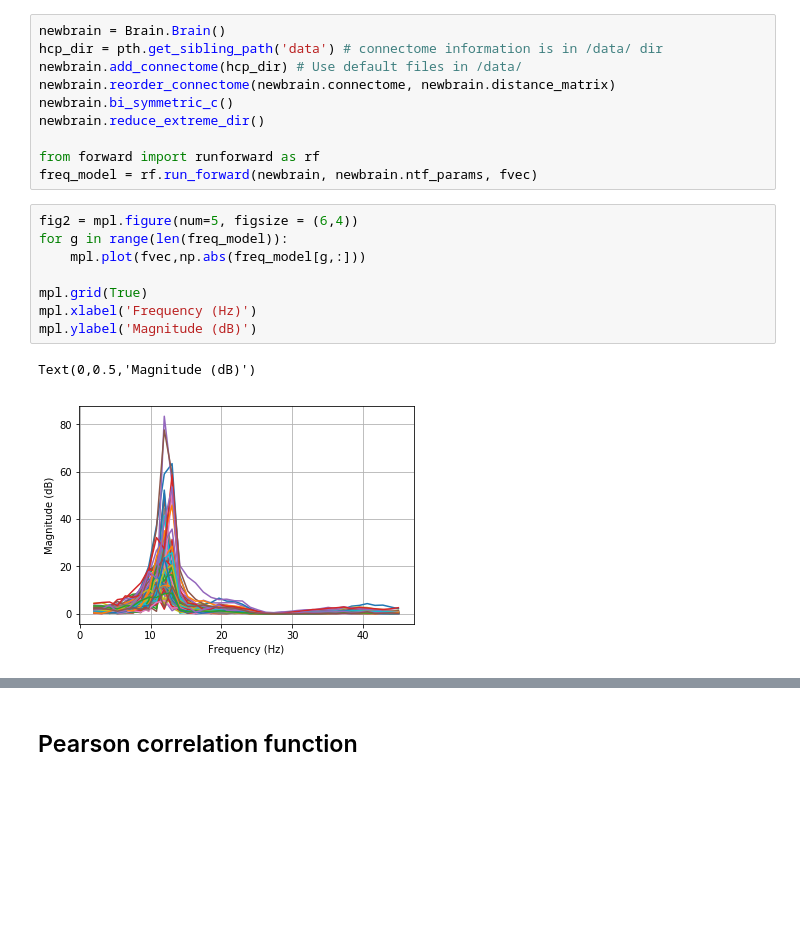
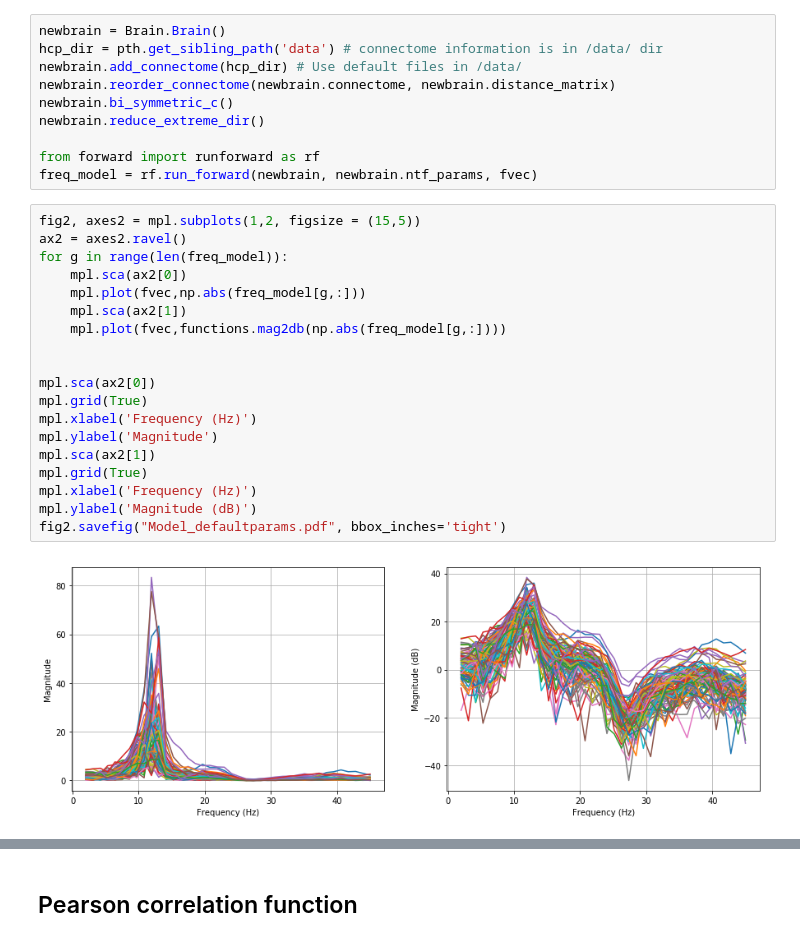
Before and after one commit to Raj-Lab-UCSF/spectrome, a Jupyter notebook: SCFC-spectral-python/SCFC/notebooks/New-filtered-data.ipynb, the cells around one changed output, grey strips where cells are left out. Saved outputs shown, nothing was run; the diff lists cells and outputs as text; blank space fills up the shorter version.

```diff
--- a/SCFC-spectral-python/SCFC/notebooks/New-filtered-data.ipynb
+++ b/SCFC-spectral-python/SCFC/notebooks/New-filtered-data.ipynb
@@ -128,13 +128,23 @@ newbrain.reduce_extreme_dir()
 from forward import runforward as rf
 freq_model = rf.run_forward(newbrain, newbrain.ntf_params, fvec)
 # %%
-fig2 = mpl.figure(num=5, figsize = (6,4))
+fig2, axes2 = mpl.subplots(1,2, figsize = (15,5))
+ax2 = axes2.ravel()
 for g in range(len(freq_model)):
+    mpl.sca(ax2[0])
     mpl.plot(fvec,np.abs(freq_model[g,:]))
+    mpl.sca(ax2[1])
+    mpl.plot(fvec,functions.mag2db(np.abs(freq_model[g,:])))
 
+
+mpl.sca(ax2[0])
+mpl.grid(True)
+mpl.xlabel('Frequency (Hz)')
+mpl.ylabel('Magnitude')
+mpl.sca(ax2[1])
 mpl.grid(True)
 mpl.xlabel('Frequency (Hz)')
 mpl.ylabel('Magnitude (dB)')
+fig2.savefig("Model_defaultparams.pdf", bbox_inches='tight')
 # %% [output]
-Text(0,0.5,'Magnitude (dB)')
-[figure, old version]
+[figure, new version]
```
Also changed, not shown: parts of 34 cells of this notebook.
